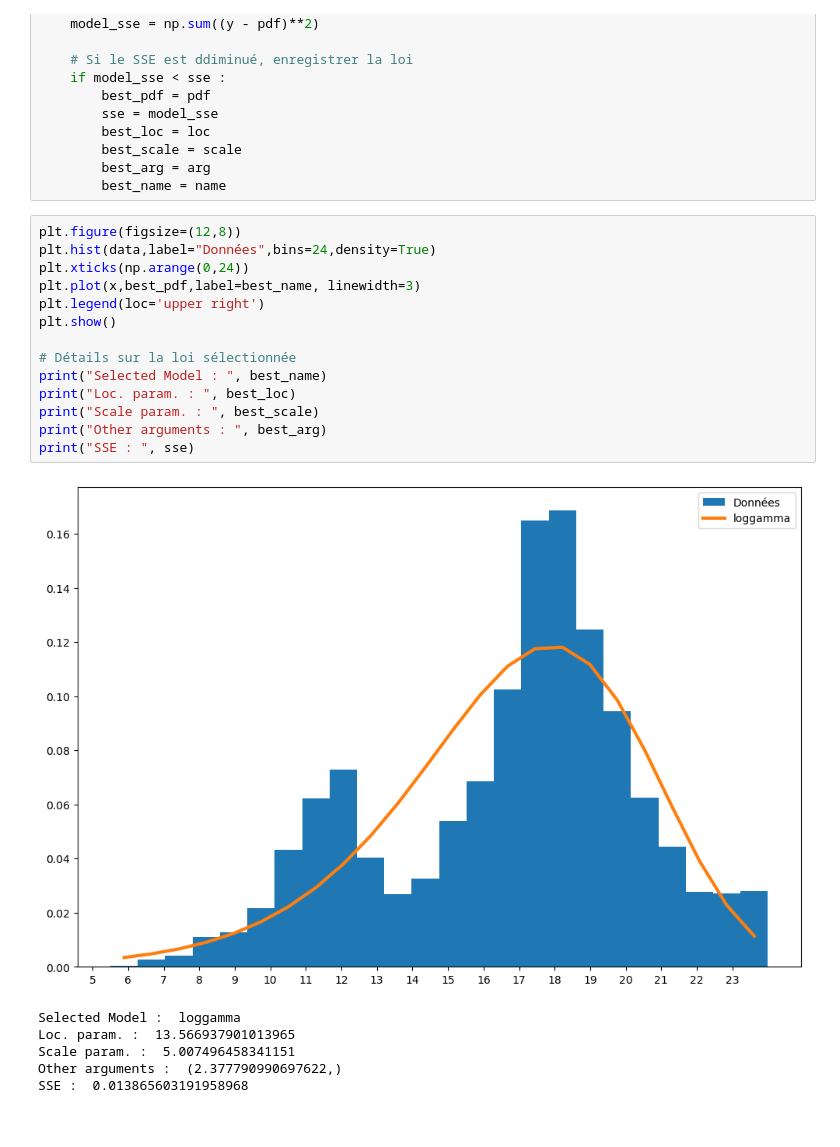
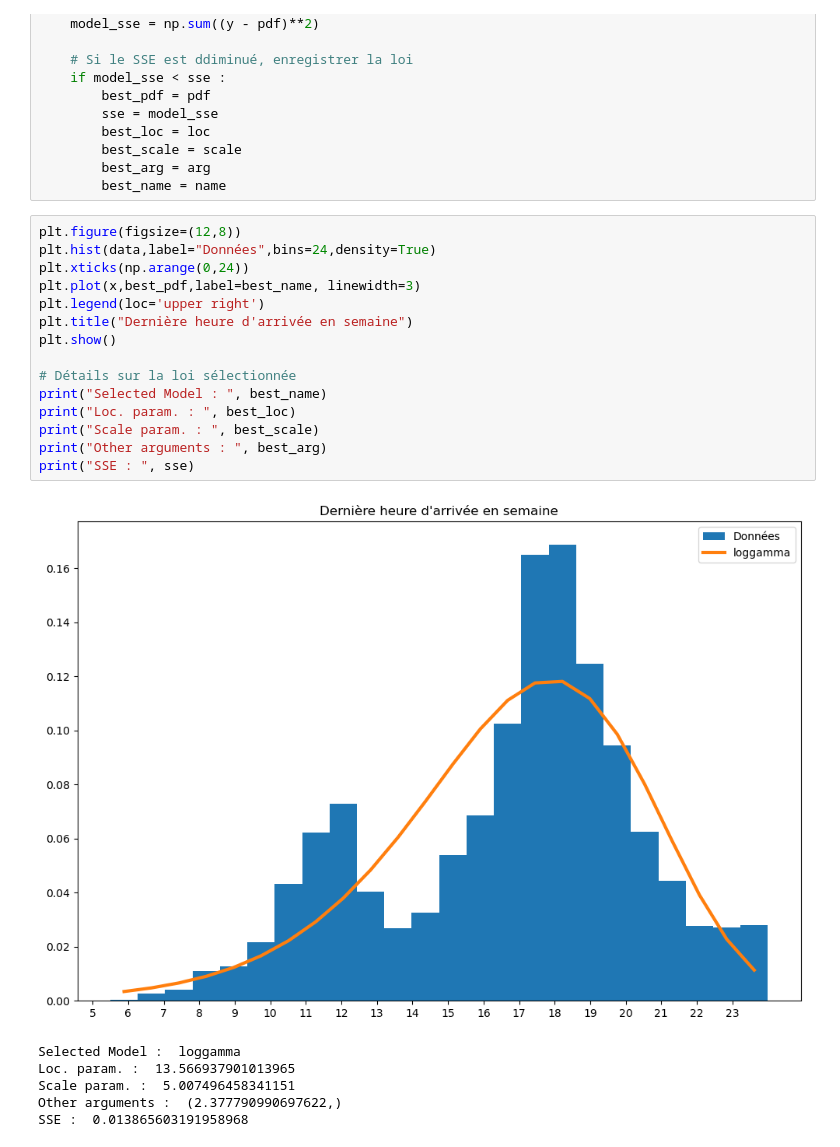
Before and after one commit to kilianguillon/Projet_statapp, a Jupyter notebook: H_arrivee.ipynb, the cells around one changed output. Saved outputs shown, nothing was run; the diff lists cells and outputs as text.

Commit message:
Modélisation graphique jour de semaine et week end

```diff
--- a/H_arrivee.ipynb
+++ b/H_arrivee.ipynb
@@ -197,19 +201,20 @@ for name in dist_names:
 # %%
 plt.figure(figsize=(12,8))
 plt.hist(data,label="Données",bins=24,density=True)
 plt.xticks(np.arange(0,24))
 plt.plot(x,best_pdf,label=best_name, linewidth=3)
 plt.legend(loc='upper right')
+plt.title("Dernière heure d'arrivée en semaine")
 plt.show()
 
 # Détails sur la loi sélectionnée
 print("Selected Model : ", best_name)
 print("Loc. param. : ", best_loc)
 print("Scale param. : ", best_scale)
 print("Other arguments : ", best_arg)
 print("SSE : ", sse)
 # %% [output]
-[figure, old version]
+[figure, new version]
 Selected Model :  loggamma
 Loc. param. :  13.566937901013965
 Scale param. :  5.007496458341151
```
Also changed, not shown: parts of 5 cells of this notebook.
